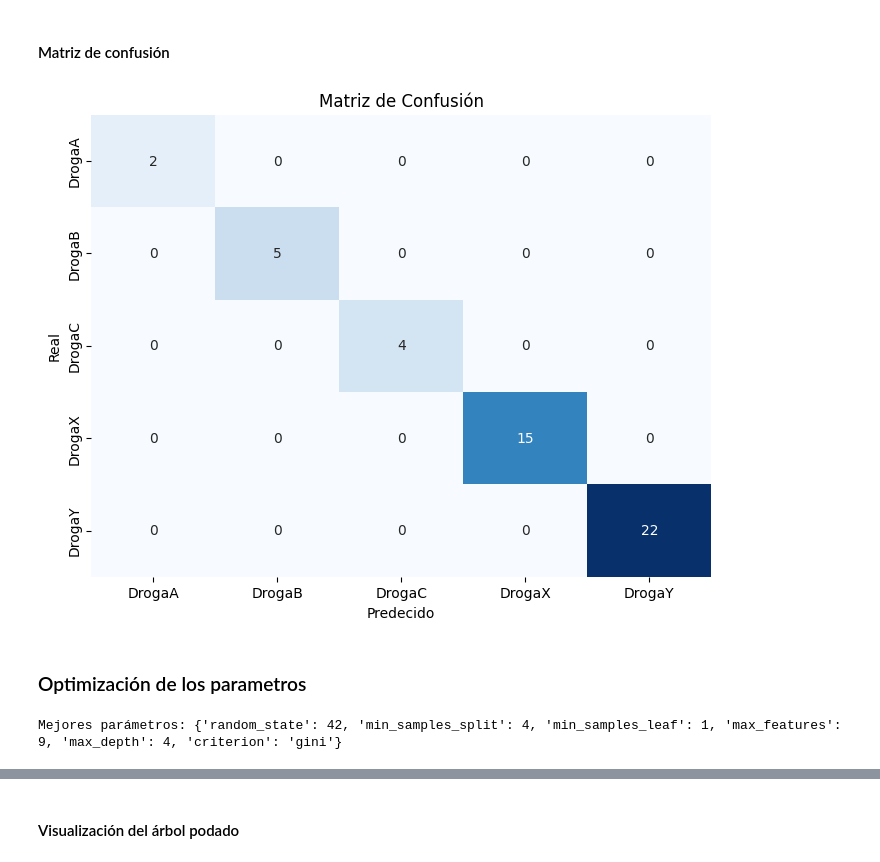
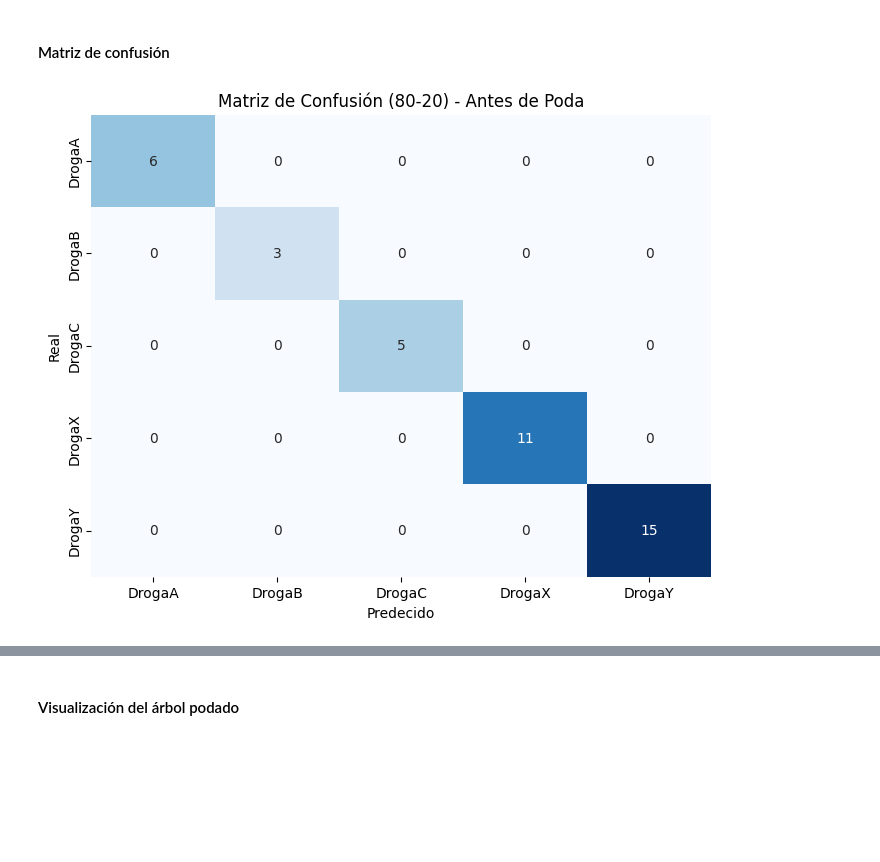
Before and after one commit to Kabarou/TP2_Mineria, a Jupyter notebook: tp2_mineria.ipynb, the cells around one changed output, grey strips where cells are left out. Saved outputs shown, nothing was run; the diff lists cells and outputs as text; code cells hidden in the pictures; blank space fills up the shorter version.

```diff
--- a/tp2_mineria.ipynb
+++ b/tp2_mineria.ipynb
@@ -468,0 +494,23 @@ DecisionTreeClassifier(random_state=42)
+# %%
+# Definimos los parámetros a ajustar para clasificación
+param_grid_classifier = {
+    'max_depth': [3, 5, 7, 10, None],  # Valores de profundidad máxima
+    'min_samples_split': [2, 5, 10],  # Número mínimo de muestras para dividir un nodo
+    'min_samples_leaf': [1, 2, 4, 10],  # Número mínimo de muestras por hoja
+    'criterion': ['gini', 'entropy']  # Criterio para el cálculo del error en clasificación
+}
+
+
+# Ajustar el modelo en el conjunto 80-20
+grid_search_80_20_class = GridSearchCV(estimator=tree_classifier, param_grid=param_grid_classifier, cv=5, scoring='accuracy', n_jobs=-1)
+grid_search_80_20_class.fit(X_train_d, y_train_d)
+best_tree_classifier_80_20 = grid_search_80_20_class.best_estimator_
+
+# Ajustar el modelo en el conjunto 70-30
+grid_search_70_30_class = GridSearchCV(estimator=tree_classifier, param_grid=param_grid_classifier, cv=5, scoring='accuracy', n_jobs=-1)
+grid_search_70_30_class.fit(X_train_d2, y_train_d2)
+best_tree_classifier_70_30 = grid_search_70_30_class.best_estimator_
+
+# Mostrar los mejores hiperparámetros encontrados
+print("Mejores hiperparámetros encontrados en partición 80-20:", grid_search_80_20_class.best_params_)
+print("Mejores hiperparámetros encontrados en partición 70-30:", grid_search_70_30_class.best_params_)
@@ -469,10 +528,12 @@ DecisionTreeClassifier(random_state=42)
 # %% [markdown]
 ### Evaluación de las metricas antes de la poda
 # %%
-y_prueba_pred = arbol_completo.predict(X_prueba)
+# Hacemos la predicción en el conjunto de test (80-20)
+y_test_pred = best_tree_classifier_80_20.predict(X_test_d)
 
-print("=== Evaluación del árbol completo ===")
-print("Exactitud (Accuracy):", accuracy_score(y_prueba, y_prueba_pred))
-print("Precisión macro:", precision_score(y_prueba, y_prueba_pred, average='macro'))
-print("Exhaustividad (Recall) macro:", recall_score(y_prueba, y_prueba_pred, average='macro'))
+# Evaluación del árbol de decisión con el conjunto de test (80-20)
+print("=== Evaluación del árbol de decisión (80-20) ===")
+print("Exactitud (Accuracy):", accuracy_score(y_test_d, y_test_pred))
+print("Precisión macro:", precision_score(y_test_d, y_test_pred, average='macro', zero_division=1))
+print("Exhaustividad (Recall) macro:", recall_score(y_test_d, y_test_pred, average='macro', zero_division=1))
 # %% [output]
@@ -496,50 +544,15 @@ plt.show()
 # %% [markdown]
 #### Matriz de confusión
 # %%
-confusion = confusion_matrix(y_prueba, y_prueba_pred)
+confusion = confusion_matrix(y_test_d, y_test_pred)
 etiquetas = ['DrogaA', 'DrogaB', 'DrogaC', 'DrogaX', 'DrogaY']
 
 plt.figure(figsize=(8, 6))
 sns.heatmap(confusion, annot=True, fmt='d', cmap='Blues',
-            xticklabels=etiquetas,
-            yticklabels=etiquetas,
-            cbar=False)
+            xticklabels=etiquetas, yticklabels=etiquetas, cbar=False)
 plt.xlabel('Predecido')
 plt.ylabel('Real')
-plt.title('Matriz de Confusión')
+plt.title('Matriz de Confusión (80-20) - Antes de Poda')
 plt.show()
 # %% [output]
-[figure, old version]
+[figure, new version]
-# %% [markdown]
-### Optimización de los parametros
-# %%
-# Creamos una matriz para evaluar cual parametro es el mejor
-
-param_grid = {
-    'max_depth': [3, 4, 5, 6, 8, 10, None],
-    'max_features': [3, 5, 7, 9, 11, 13],
-    'min_samples_split': [2, 4, 6, 8, 10],
-    'min_samples_leaf': [1, 2, 4, 6],
-    'criterion': ['gini', 'entropy'],
-    'random_state': [42]
-}
-
-arbol_podado = RandomizedSearchCV(
-    estimator=DecisionTreeClassifier(),
-    param_distributions=param_grid,
-    cv=5,
-    scoring='accuracy',
-    n_jobs=-1,
-)
-
-# Entrenamiento
-arbol_podado.fit(X_prueba, y_prueba)
-
-# Mejores hiperparámetros encontrados
-best_params = arbol_podado.best_params_
-print("Mejores parámetros:", best_params)
-
-mejor_modelo = arbol_podado.best_estimator_
-best_prediction = mejor_modelo.predict(X_prueba)
-# %% [output]
-Mejores parámetros: {'random_state': 42, 'min_samples_split': 4, 'min_samples_leaf': 1, 'max_features': 9, 'max_depth': 4, 'criterion': 'gini'}
```
Also changed, not shown: parts of 27 cells of this notebook.
